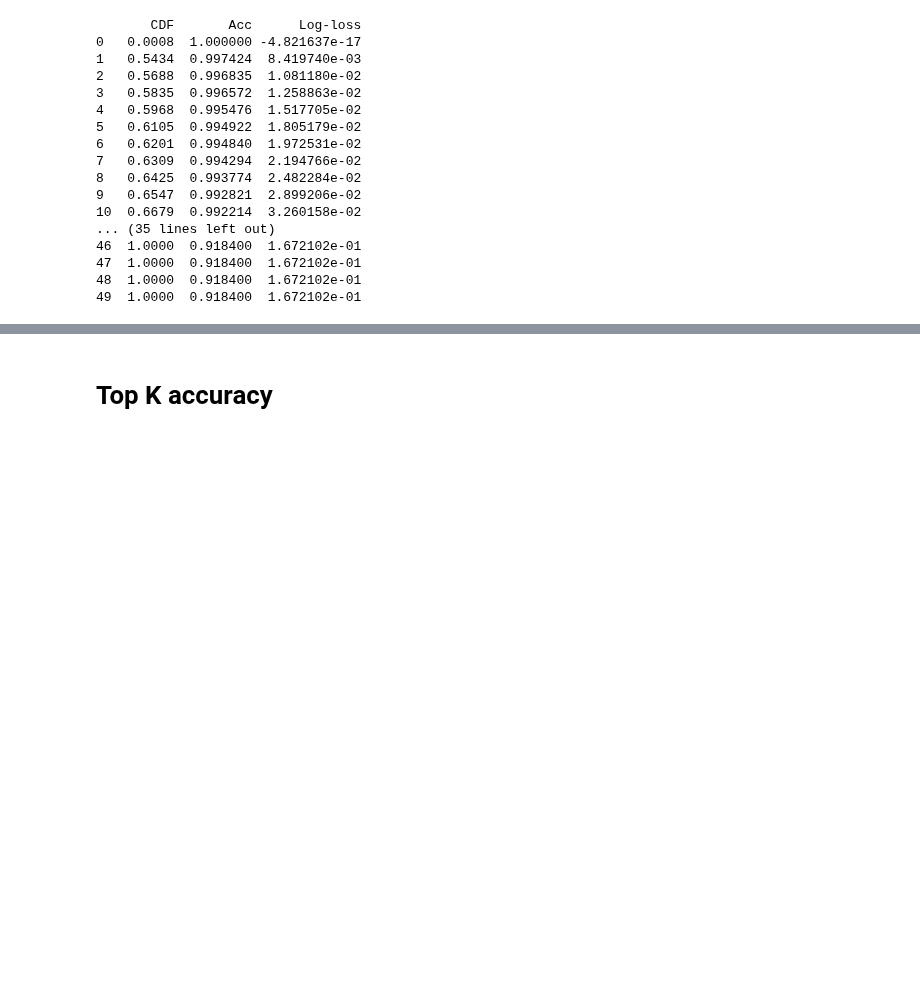
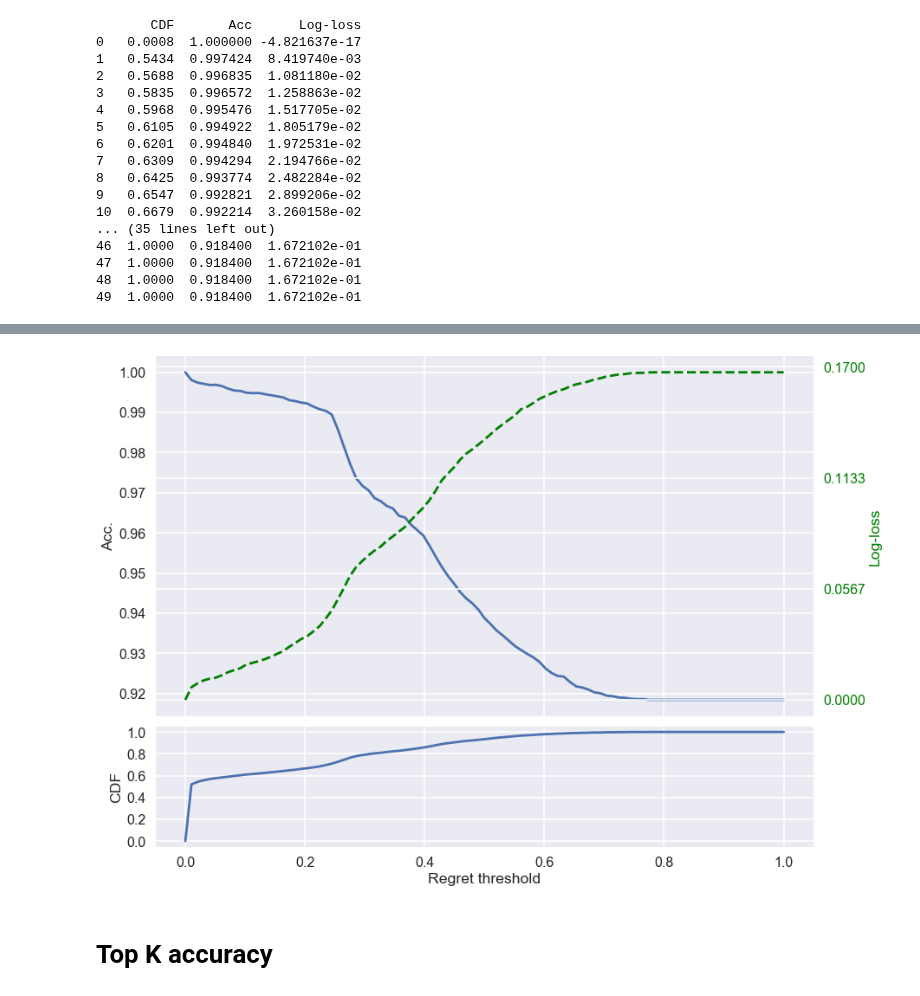
Before and after one commit to kobybibas/deep_pnml_experiments, a Jupyter notebook: src/analyze_results.ipynb, the cells around one changed output, grey strips where cells are left out. Cells and saved outputs as stored; diff of their text form; code cells hidden in the pictures; blank space fills up the shorter version.

```diff
--- a/src/analyze_results.ipynb
+++ b/src/analyze_results.ipynb
@@ -235,3 +187,39 @@ plt.show()
+# %%
+from matplotlib import gridspec
+gs = gridspec.GridSpec(2, 1, height_ratios=[3, 1])
+
+# Acc
+ax1=plt.subplot(gs[0])
+ax1.plot(threshold_list,acc_list, '-')
+ax1.set_ylabel('Acc.')
+ax1.tick_params('y')
+# ax1.get_xaxis().set_visible(False)
+
+labels = [item.get_text() for item in ax1.get_xticklabels()]
+empty_string_labels = ['']*len(labels)
+ax1.set_xticklabels(empty_string_labels)
+
+# Loss
+ax2 = ax1.twinx()
+ax2.plot(threshold_list, nml_thresh_loss_list, 'g--')
+ax2.set_yticks(np.linspace(np.min(nml_thresh_loss_list).round(2),
+                           np.max(nml_thresh_loss_list).round(2), 4))
+ax2.set_ylabel('Log-loss', color='green')
+ax2.tick_params('y', colors='green')
+ax2.get_xaxis().set_visible(False)
+
+# CDF
+ax3=plt.subplot(gs[1])
+ax3.plot(threshold_list, cdf_list)
+ax3.set_yticks(np.linspace(0, 1, 6))
+ax3.set_xlabel('Regret threshold')
+ax3.set_ylabel('CDF')
+
+
+plt.savefig(os.path.join(output_path, 'regret_based_calss_all.jpg'), dpi=200, bbox_inches=plt.tight_layout()) if is_save_fig else None
+plt.show()
+# %% [output]
+[figure, added]
 # %% [markdown]
 # Top K accuracy
 # %%
```
Also changed, not shown: parts of 15 cells of this notebook, 2 other files.
